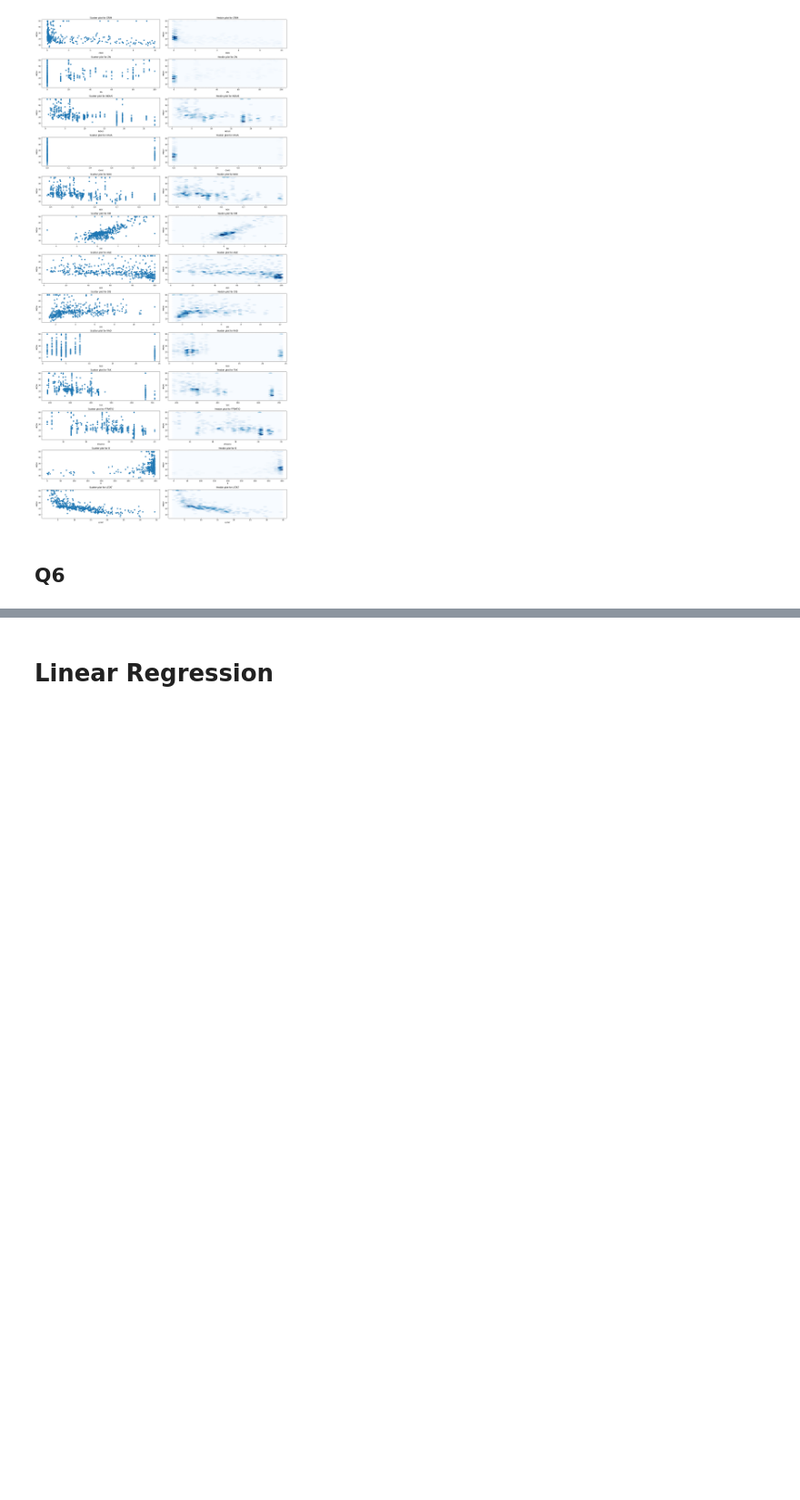
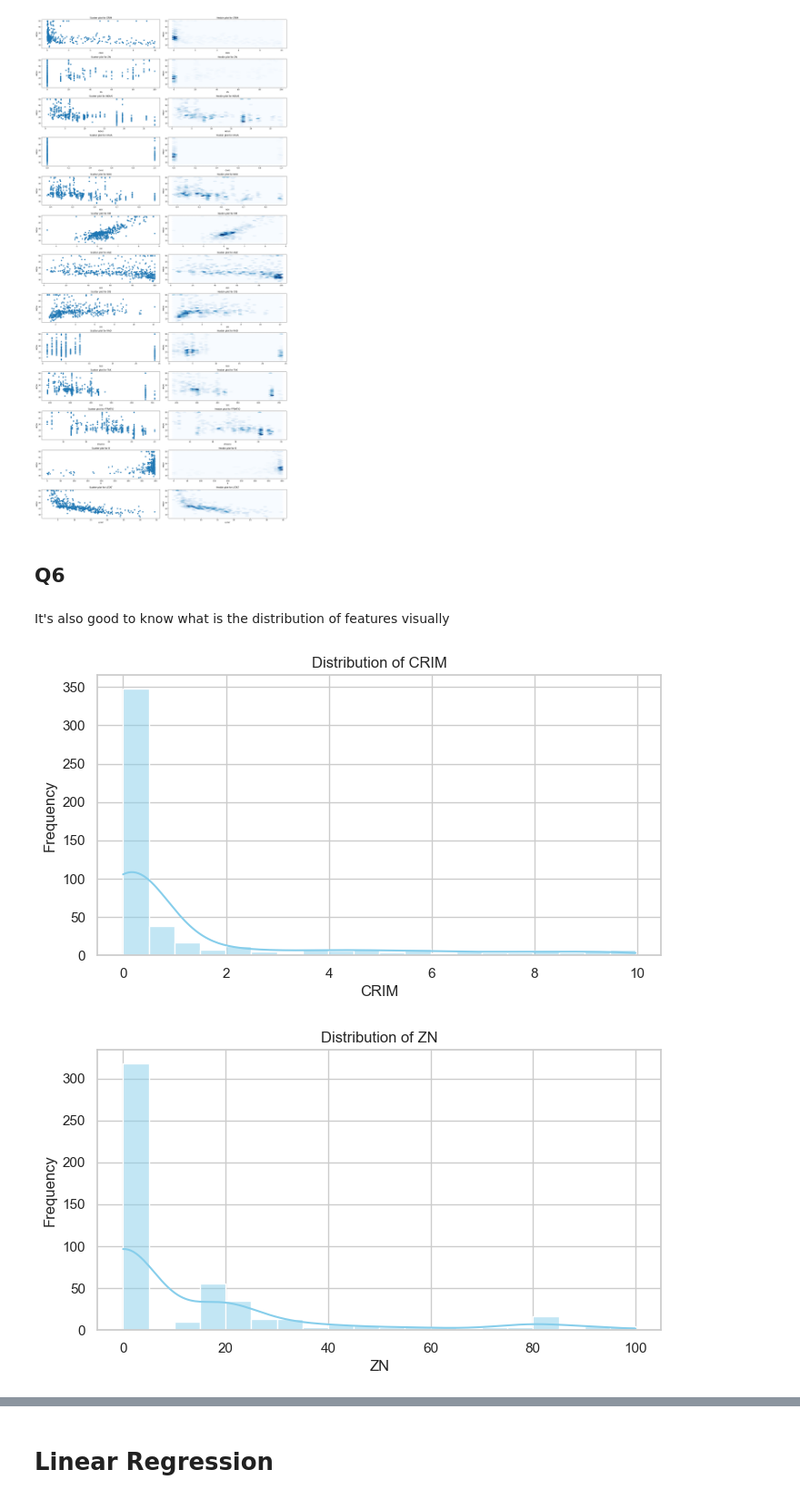
Before and after one commit to AryanBastani/AI-Course-Projects, a Jupyter notebook: Machine Learning/AI-CA4.ipynb, the cells around one changed output, grey strips where cells are left out. Shown at 91% size. Cells and saved outputs as stored; diff of their text form; code cells hidden in the pictures; blank space fills up the shorter version.

```diff
--- a/Machine Learning/AI-CA4.ipynb
+++ b/Machine Learning/AI-CA4.ipynb
@@ -187,3 +189,19 @@ plt.show()
 [figure]
 # %% [markdown]
 ## Q6
+# %% [markdown]
+It's also good to know what is the distribution of features visually
+# %%
+import seaborn as sns
+sns.set(style="whitegrid")
+
+for column in data.columns:
+    plt.figure(figsize=(8, 4))
+    sns.histplot(data[column], kde=True, color='skyblue', bins=20)
+    plt.title(f"Distribution of {column}")
+    plt.xlabel(column)
+    plt.ylabel("Frequency")
+    plt.show()
+# %% [output]
+[figure, added]
+[figure, added]
```
Also changed, not shown: parts of 21 cells of this notebook.
